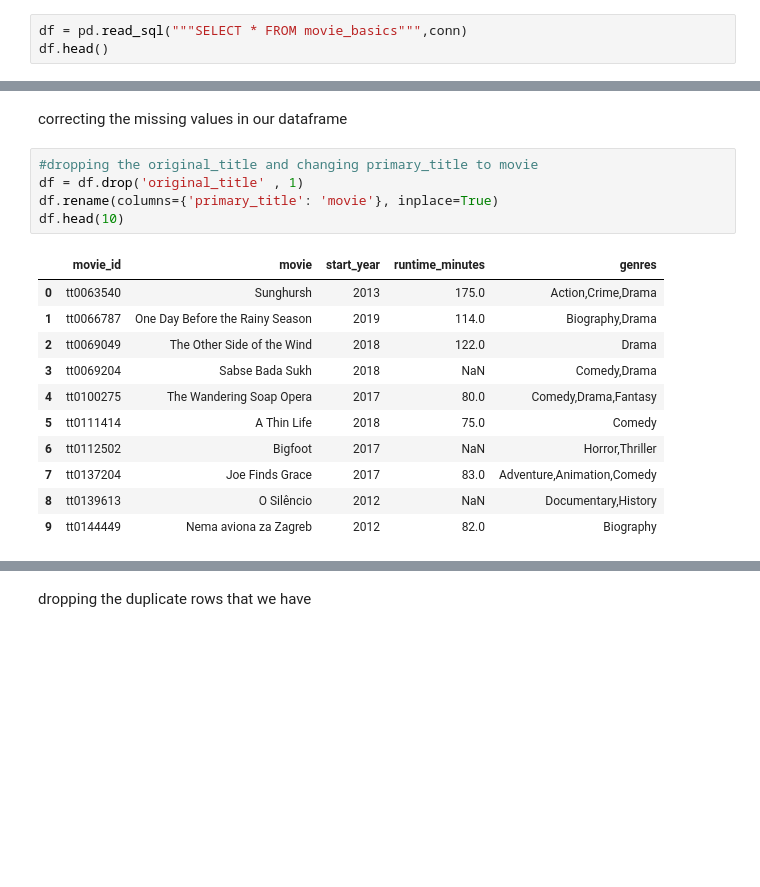
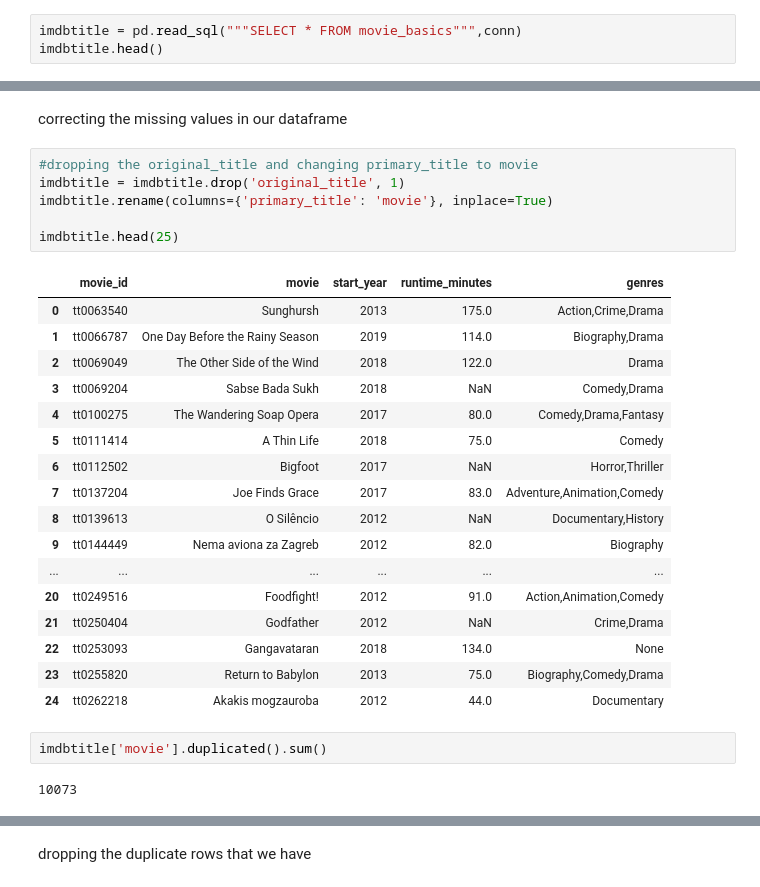
Before and after one commit to samuelhellen/dsc-phase-1-project-v2-4, a Jupyter notebook: student.ipynb, the cells around one changed output, grey strips where cells are left out. Saved outputs shown, nothing was run; the diff lists cells and outputs as text; blank space fills up the shorter version.

```diff
--- a/student.ipynb
+++ b/student.ipynb
@@ -178,8 +211,8 @@ dtype: int64
 # %% [markdown]
 the movie_ratings data set is clean now we look at movie_basics
 # %%
-df = pd.read_sql("""SELECT * FROM movie_basics""",conn)
-df.head()
+imdbtitle = pd.read_sql("""SELECT * FROM movie_basics""",conn)
+imdbtitle.head()
 # %% [output]
 |  | movie_id | primary_title | original_title | start_year | runtime_minutes | genres |
 | 0 | tt0063540 | Sunghursh | Sunghursh | 2013 | 175.0 | Action,Crime,Drama |
@@ -208,19 +241,30 @@ memory usage: 6.7+ MB
 correcting the missing values in our dataframe
 # %%
 #dropping the original_title and changing primary_title to movie
-df = df.drop('original_title' , 1)
-df.rename(columns={'primary_title': 'movie'}, inplace=True)
-df.head(10)
+imdbtitle = imdbtitle.drop('original_title', 1)
+imdbtitle.rename(columns={'primary_title': 'movie'}, inplace=True)
+
+imdbtitle.head(25)
 # %% [output]
 |  | movie_id | movie | start_year | runtime_minutes | genres |
 | 0 | tt0063540 | Sunghursh | 2013 | 175.0 | Action,Crime,Drama |
 | 1 | tt0066787 | One Day Before the Rainy Season | 2019 | 114.0 | Biography,Drama |
 | 2 | tt0069049 | The Other Side of the Wind | 2018 | 122.0 | Drama |
 | 3 | tt0069204 | Sabse Bada Sukh | 2018 | NaN | Comedy,Drama |
 | 4 | tt0100275 | The Wandering Soap Opera | 2017 | 80.0 | Comedy,Drama,Fantasy |
 | 5 | tt0111414 | A Thin Life | 2018 | 75.0 | Comedy |
 | 6 | tt0112502 | Bigfoot | 2017 | NaN | Horror,Thriller |
 | 7 | tt0137204 | Joe Finds Grace | 2017 | 83.0 | Adventure,Animation,Comedy |
 | 8 | tt0139613 | O Silêncio | 2012 | NaN | Documentary,History |
 | 9 | tt0144449 | Nema aviona za Zagreb | 2012 | 82.0 | Biography |
+| ... | ... | ... | ... | ... | ... |
+| 20 | tt0249516 | Foodfight! | 2012 | 91.0 | Action,Animation,Comedy |
+| 21 | tt0250404 | Godfather | 2012 | NaN | Crime,Drama |
+| 22 | tt0253093 | Gangavataran | 2018 | 134.0 | None |
+| 23 | tt0255820 | Return to Babylon | 2013 | 75.0 | Biography,Comedy,Drama |
+| 24 | tt0262218 | Akakis mogzauroba | 2012 | 44.0 | Documentary |
+# %%
+imdbtitle['movie'].duplicated().sum()
+# %% [output]
+10073
 # %%
```
Also changed, not shown: parts of 35 cells of this notebook.
